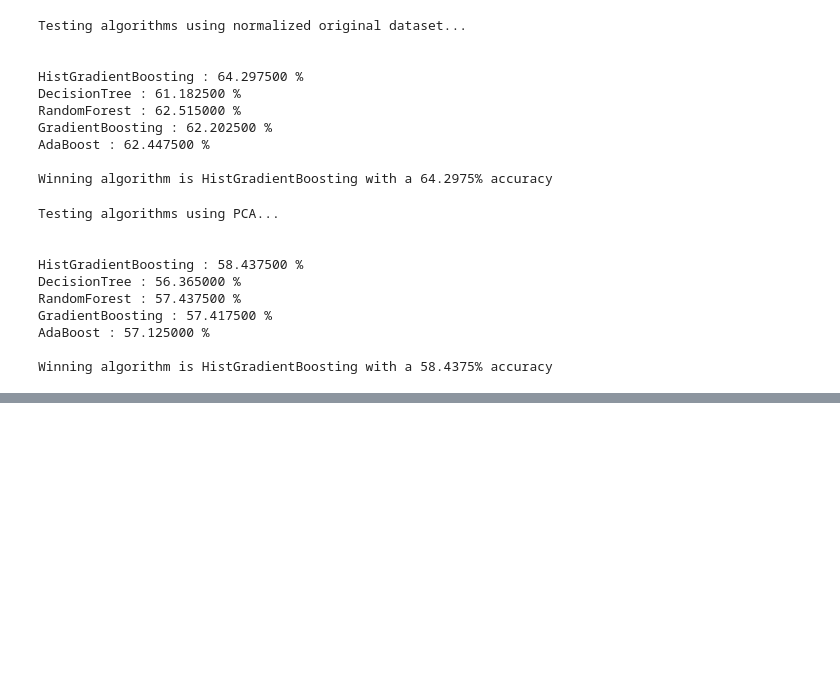
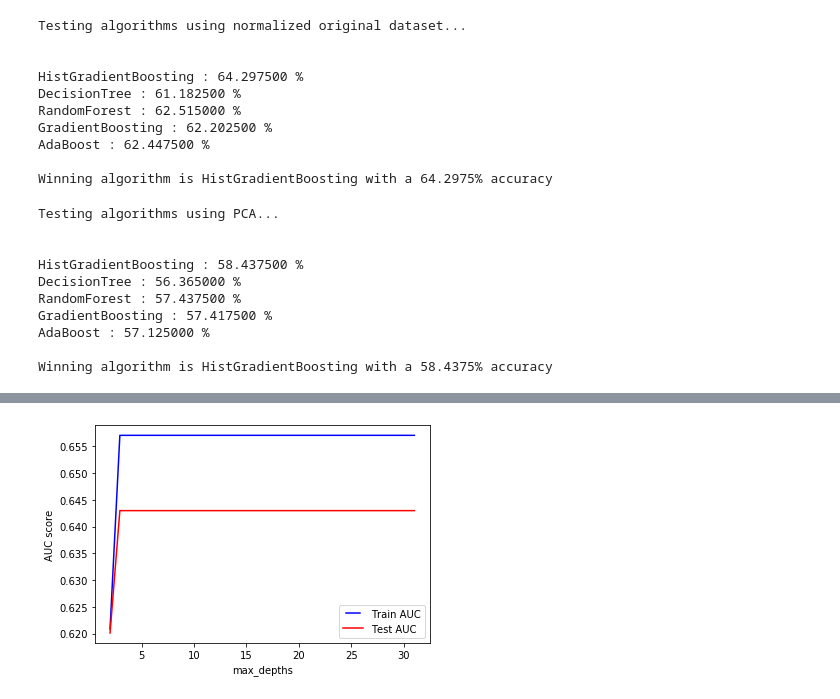
Before and after one commit to nugzar/mics-w207, a Jupyter notebook: final/w207_project.ipynb, the cells around one changed output, grey strips where cells are left out. Saved outputs shown, nothing was run; the diff lists cells and outputs as text; code cells hidden in the pictures; blank space fills up the shorter version.

```diff
--- a/final/w207_project.ipynb
+++ b/final/w207_project.ipynb
@@ -392,0 +437,31 @@ Winning algorithm is HistGradientBoosting with a 58.4375% accuracy
+# %%
+max_depths = np.linspace(2, 31, 32, endpoint=True)
+
+train_results = []
+test_results = []
+
+for max_depth in max_depths:
+   model = ske.HistGradientBoostingClassifier(random_state=123,max_depth=max_depth)
+   model.fit(normalized_train_features, train_labels)
+   train_pred = model.predict(normalized_train_features)
+
+   false_positive_rate, true_positive_rate, thresholds = roc_curve(train_labels, train_pred)
+   roc_auc = auc(false_positive_rate, true_positive_rate)
+   train_results.append(roc_auc)
+
+   test_pred = model.predict(normalized_test_features)
+   false_positive_rate, true_positive_rate, thresholds = roc_curve(test_labels, test_pred)
+   roc_auc = auc(false_positive_rate, true_positive_rate)
+   test_results.append(roc_auc)
+
+from matplotlib.legend_handler import HandlerLine2D
+
+line1, = plt.plot(max_depths, train_results, 'b', label='Train AUC')
+line2, = plt.plot(max_depths, test_results, 'r', label='Test AUC')
+
+plt.legend(handler_map={line1: HandlerLine2D(numpoints=2)})
+plt.ylabel('AUC score')
+plt.xlabel('max_depths')
+plt.show()
+# %% [output]
+[figure, added]
```
Also changed, not shown: parts of 5 cells of this notebook.
